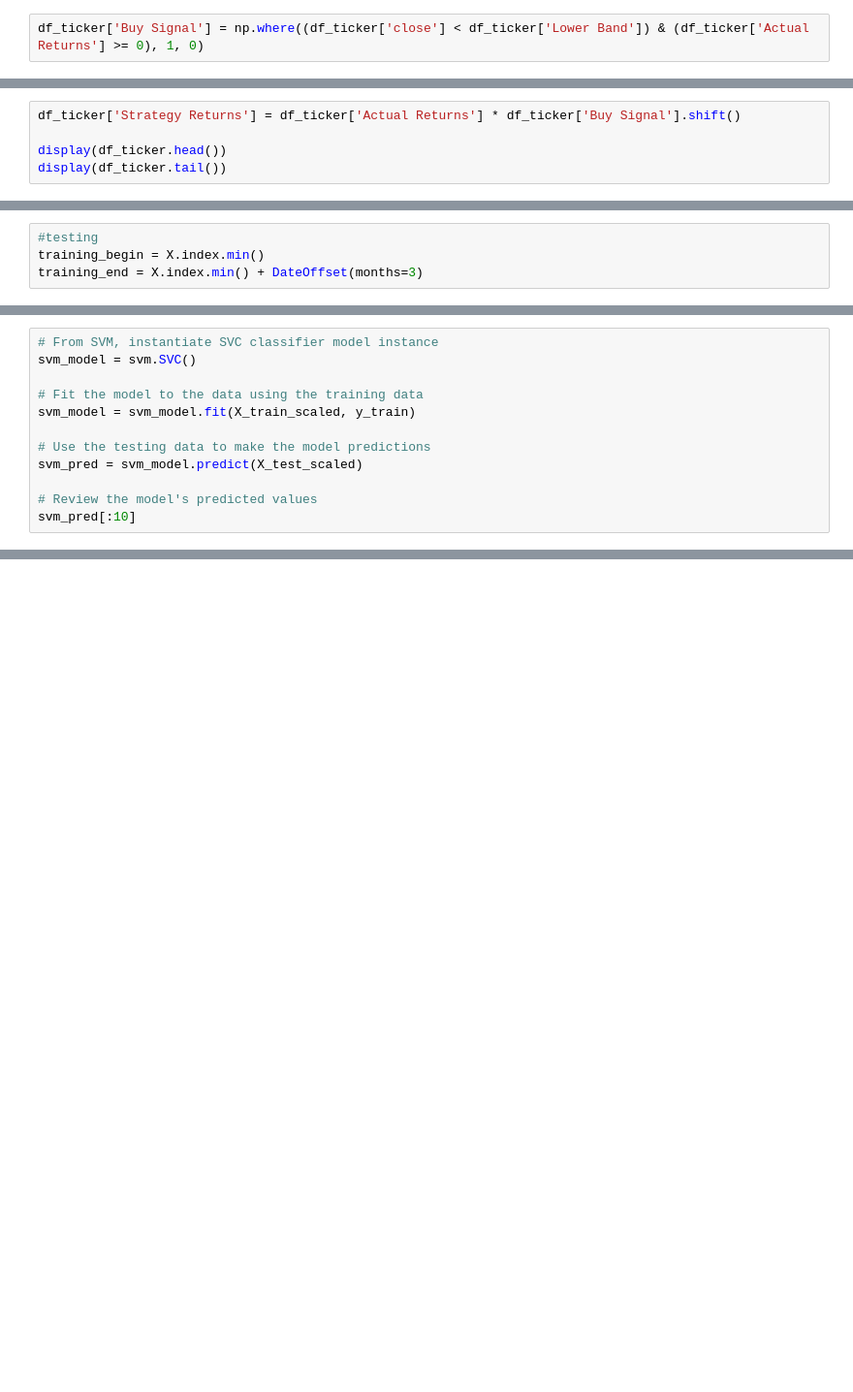
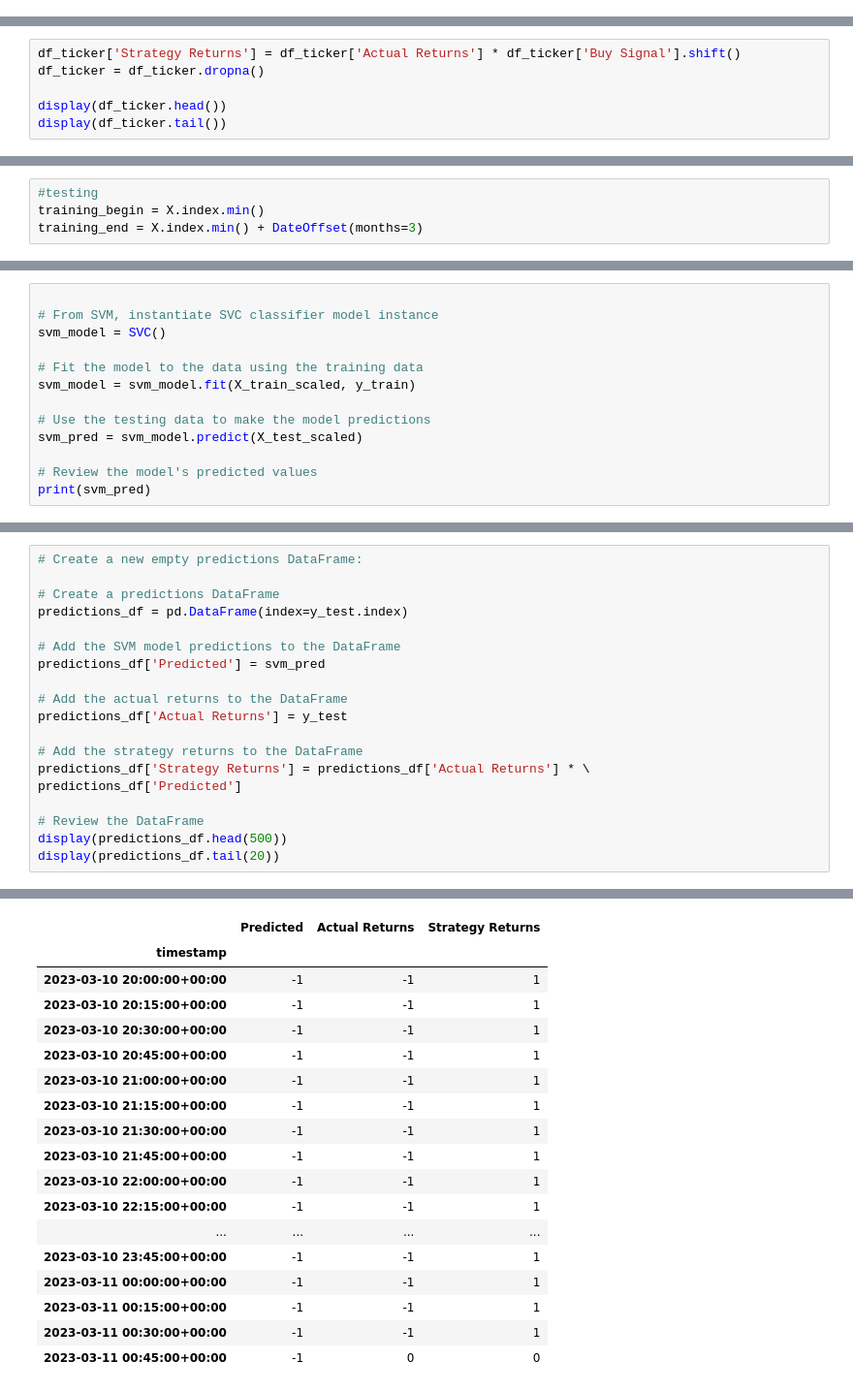
Before and after one commit to RoshanPaudyal/Project-2, a Jupyter notebook: Untitled-1.ipynb, the cells around one changed output, grey strips where cells are left out. Shown at 97% size. Cells and saved outputs as stored; diff of their text form; blank space fills up the shorter version.

```diff
--- a/Untitled-1.ipynb
+++ b/Untitled-1.ipynb
@@ -87,2 +97,0 @@ display(df_ticker.tail())
-# %%
-df_ticker['Buy Signal'] = np.where((df_ticker['close'] < df_ticker['Lower Band']) & (df_ticker['Actual Returns'] >= 0), 1, 0)
@@ -91,5 +98,6 @@ df_ticker['Buy Signal'].value_counts()
 # %%
 df_ticker['Strategy Returns'] = df_ticker['Actual Returns'] * df_ticker['Buy Signal'].shift()
+df_ticker = df_ticker.dropna()
 
 display(df_ticker.head())
 display(df_ticker.tail())
@@ -124,8 +178,9 @@ X_scaler = scaler.fit(X_train)
 X_train_scaled = X_scaler.transform(X_train)
 X_test_scaled = X_scaler.transform(X_test)
 # %%
+
 # From SVM, instantiate SVC classifier model instance
-svm_model = svm.SVC()
+svm_model = SVC()
 
 # Fit the model to the data using the training data
 svm_model = svm_model.fit(X_train_scaled, y_train)
@@ -134,4 +189,4 @@ svm_model = svm_model.fit(X_train_scaled, y_train)
 svm_pred = svm_model.predict(X_test_scaled)
 
 # Review the model's predicted values
-svm_pred[:10]
+print(svm_pred)
@@ -137,0 +211,20 @@ svm_pred[:10]
+# %%
+# Create a new empty predictions DataFrame:
+
+# Create a predictions DataFrame
+predictions_df = pd.DataFrame(index=y_test.index)
+
+# Add the SVM model predictions to the DataFrame
+predictions_df['Predicted'] = svm_pred
+
+# Add the actual returns to the DataFrame
+predictions_df['Actual Returns'] = y_test
+
+# Add the strategy returns to the DataFrame
+predictions_df['Strategy Returns'] = predictions_df['Actual Returns'] * \
+predictions_df['Predicted']
+
+# Review the DataFrame
+display(predictions_df.head(500))
+display(predictions_df.tail(20))
+# %% [output]
@@ -137,0 +245,18 @@ svm_pred[:10]
+|  | Predicted | Actual Returns | Strategy Returns |
+| timestamp |  |  |  |
+| 2023-03-10 20:00:00+00:00 | -1 | -1 | 1 |
+| 2023-03-10 20:15:00+00:00 | -1 | -1 | 1 |
+| 2023-03-10 20:30:00+00:00 | -1 | -1 | 1 |
+| 2023-03-10 20:45:00+00:00 | -1 | -1 | 1 |
+| 2023-03-10 21:00:00+00:00 | -1 | -1 | 1 |
+| 2023-03-10 21:15:00+00:00 | -1 | -1 | 1 |
+| 2023-03-10 21:30:00+00:00 | -1 | -1 | 1 |
+| 2023-03-10 21:45:00+00:00 | -1 | -1 | 1 |
+| 2023-03-10 22:00:00+00:00 | -1 | -1 | 1 |
+| 2023-03-10 22:15:00+00:00 | -1 | -1 | 1 |
+| ... | ... | ... | ... |
+| 2023-03-10 23:45:00+00:00 | -1 | -1 | 1 |
+| 2023-03-11 00:00:00+00:00 | -1 | -1 | 1 |
+| 2023-03-11 00:15:00+00:00 | -1 | -1 | 1 |
+| 2023-03-11 00:30:00+00:00 | -1 | -1 | 1 |
+| 2023-03-11 00:45:00+00:00 | -1 | 0 | 0 |
```
Also changed, not shown: parts of 23 cells of this notebook, 2 other files.
